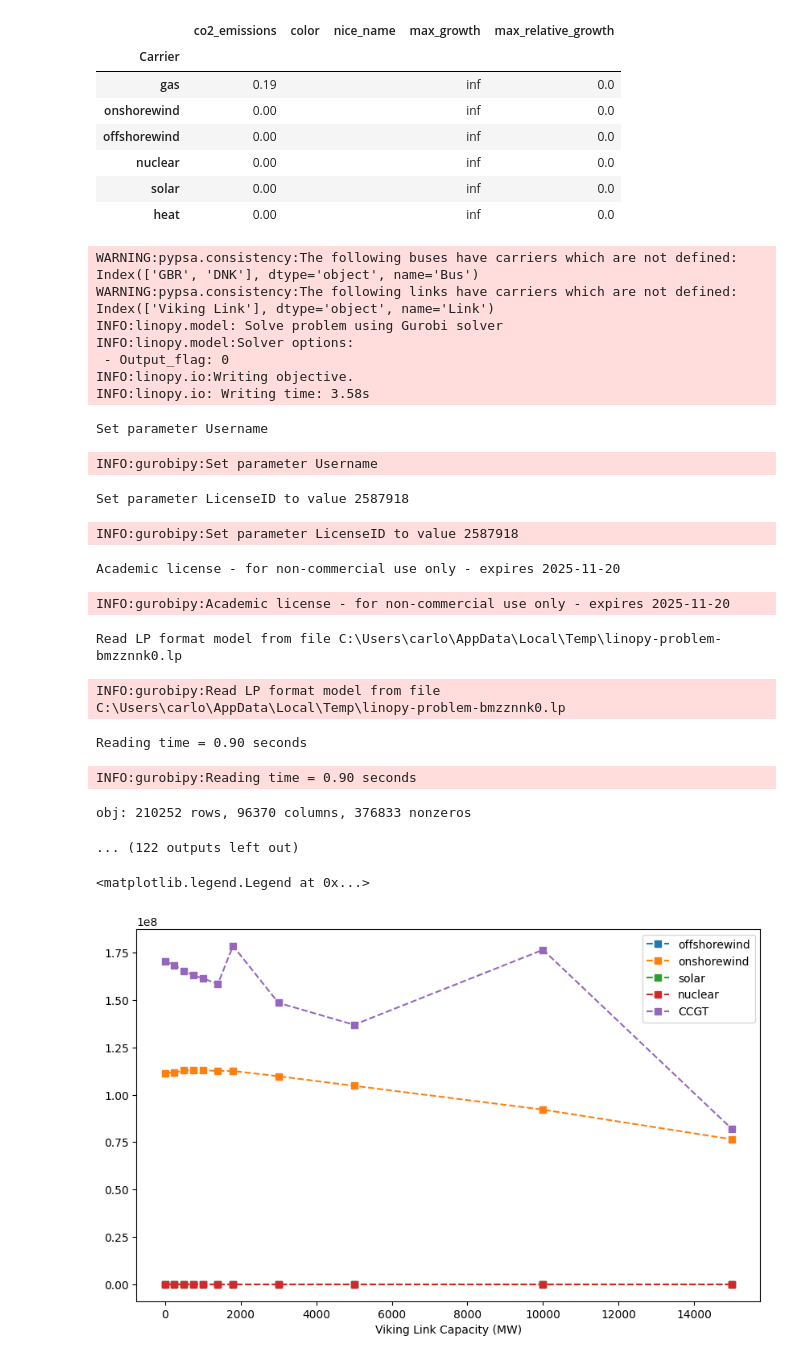
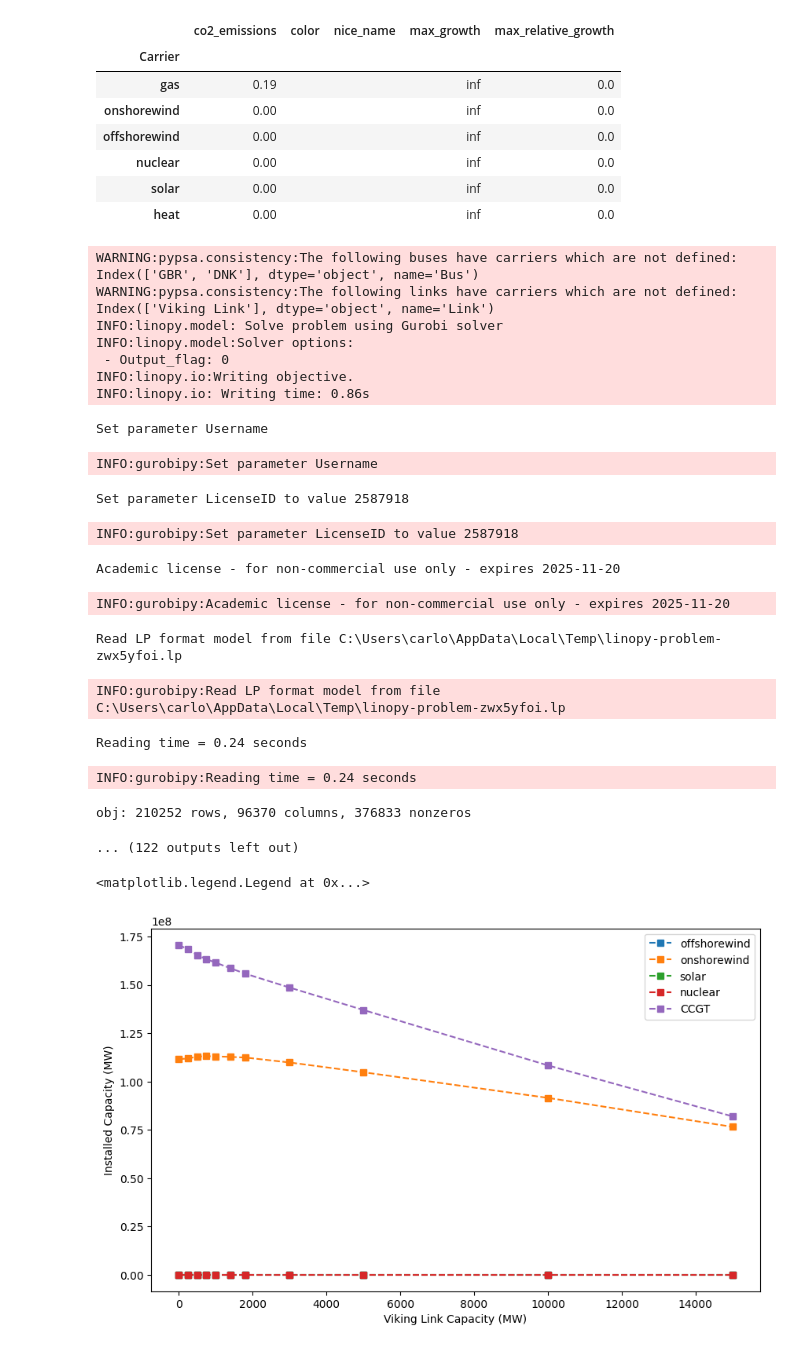
Before and after one commit to CarlosFdHL/ieg_project, a Jupyter notebook: Hmodel.ipynb, the cells around one changed output. Cells and saved outputs as stored; diff of their text form; code cells hidden in the pictures.

```diff
--- a/Hmodel.ipynb
+++ b/Hmodel.ipynb
@@ -192,7 +192,7 @@ n.add("Link",
       "Viking Link",
       bus0="GBR",
       bus1="DNK",
-      p_nom = 3000,#1400, # in MW
+      p_nom = 999999999,#1400, # in MW
       p_min_pu=-1, # negative flow possible (import from DNK to GBR)
       p_max_pu=1, # positive flow possible (export from GBR to DNK)
       r_per_length = 9.3e-3, # in ohm/km
@@ -412,27 +412,27 @@ INFO:linopy.model: Solve problem using Gurobi solver
 INFO:linopy.model:Solver options:
  - Output_flag: 0
 INFO:linopy.io:Writing objective.
-INFO:linopy.io: Writing time: 3.58s
+INFO:linopy.io: Writing time: 0.86s
 Set parameter Username
 INFO:gurobipy:Set parameter Username
 Set parameter LicenseID to value 2587918
 INFO:gurobipy:Set parameter LicenseID to value 2587918
 Academic license - for non-commercial use only - expires 2025-11-20
 INFO:gurobipy:Academic license - for non-commercial use only - expires 2025-11-20
-Read LP format model from file C:\Users\carlo\AppData\Local\Temp\linopy-problem-bmzznnk0.lp
+Read LP format model from file C:\Users\carlo\AppData\Local\Temp\linopy-problem-zwx5yfoi.lp
-INFO:gurobipy:Read LP format model from file C:\Users\carlo\AppData\Local\Temp\linopy-problem-bmzznnk0.lp
+INFO:gurobipy:Read LP format model from file C:\Users\carlo\AppData\Local\Temp\linopy-problem-zwx5yfoi.lp
-Reading time = 0.90 seconds
+Reading time = 0.24 seconds
-INFO:gurobipy:Reading time = 0.90 seconds
+INFO:gurobipy:Reading time = 0.24 seconds
 obj: 210252 rows, 96370 columns, 376833 nonzeros
 ... (122 outputs left out)
 # %%
 # Plot variation of electricity mix with Viking Link capacity
 fig, ax = plt.subplots(figsize=(10, 6))
 for i, source in enumerate(energy_sources):
     ax.plot(viking_link_capacity, [result["GBR energy mix"][source] for result in results], '--s', label=source)
 ax.set_xlabel("Viking Link Capacity (MW)")
-
+ax.set_ylabel("Installed Capacity (MW)")
 ax.legend()
 # %% [output]
 <matplotlib.legend.Legend at 0x...>
-[figure, old version]
+[figure, new version]
```
Also changed, not shown: parts of 9 cells of this notebook, 2 other files.
